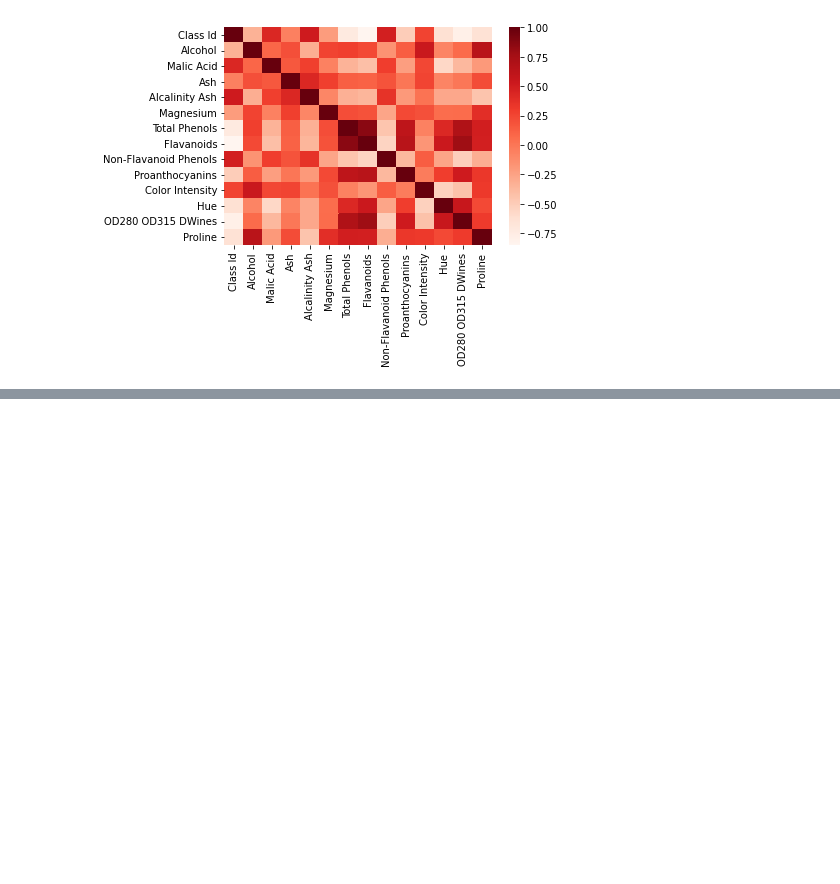
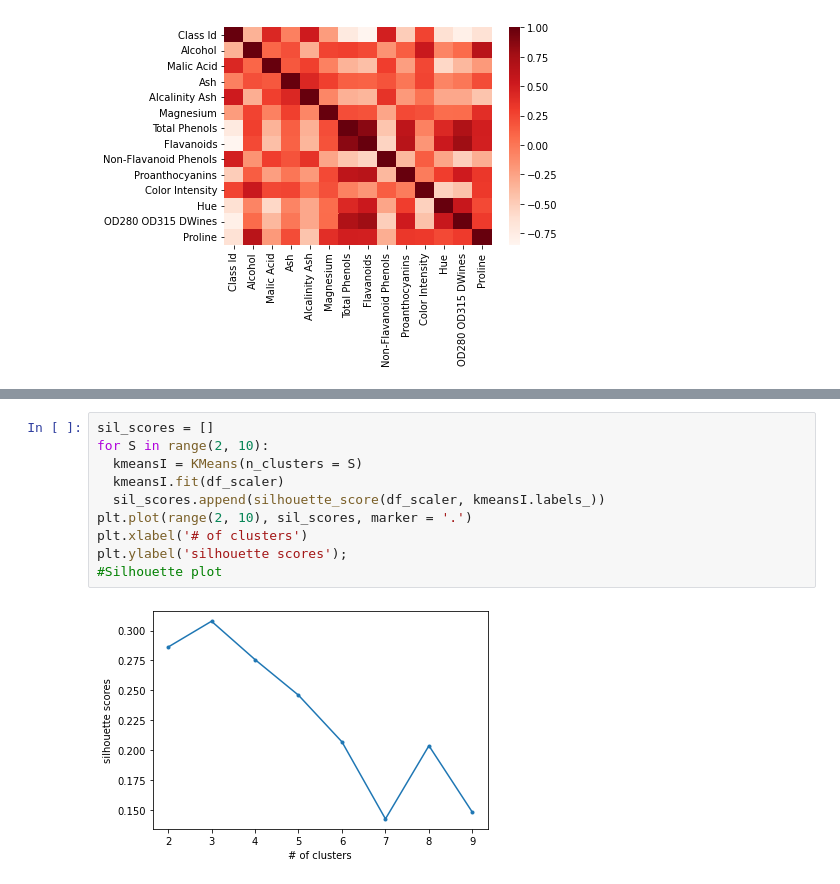
Before and after one commit to Sabrinapearlpervez/Wine-Class-Id-Predictions, a Jupyter notebook: Wine_Class_Id_Predictions.ipynb, the cells around one changed output, grey strips where cells are left out. Cells and saved outputs as stored; diff of their text form; blank space fills up the shorter version.

```diff
--- a/Wine_Class_Id_Predictions.ipynb
+++ b/Wine_Class_Id_Predictions.ipynb
@@ -149,0 +172,12 @@ sns.heatmap(corr, cmap='Reds');
+# %%
+sil_scores = []
+for S in range(2, 10):
+  kmeansI = KMeans(n_clusters = S)
+  kmeansI.fit(df_scaler)
+  sil_scores.append(silhouette_score(df_scaler, kmeansI.labels_))
+plt.plot(range(2, 10), sil_scores, marker = '.')
+plt.xlabel('# of clusters')
+plt.ylabel('silhouette scores');
+#Silhouette plot
+# %% [output]
+[figure, added]
```
Also changed, not shown: parts of 13 cells of this notebook.
